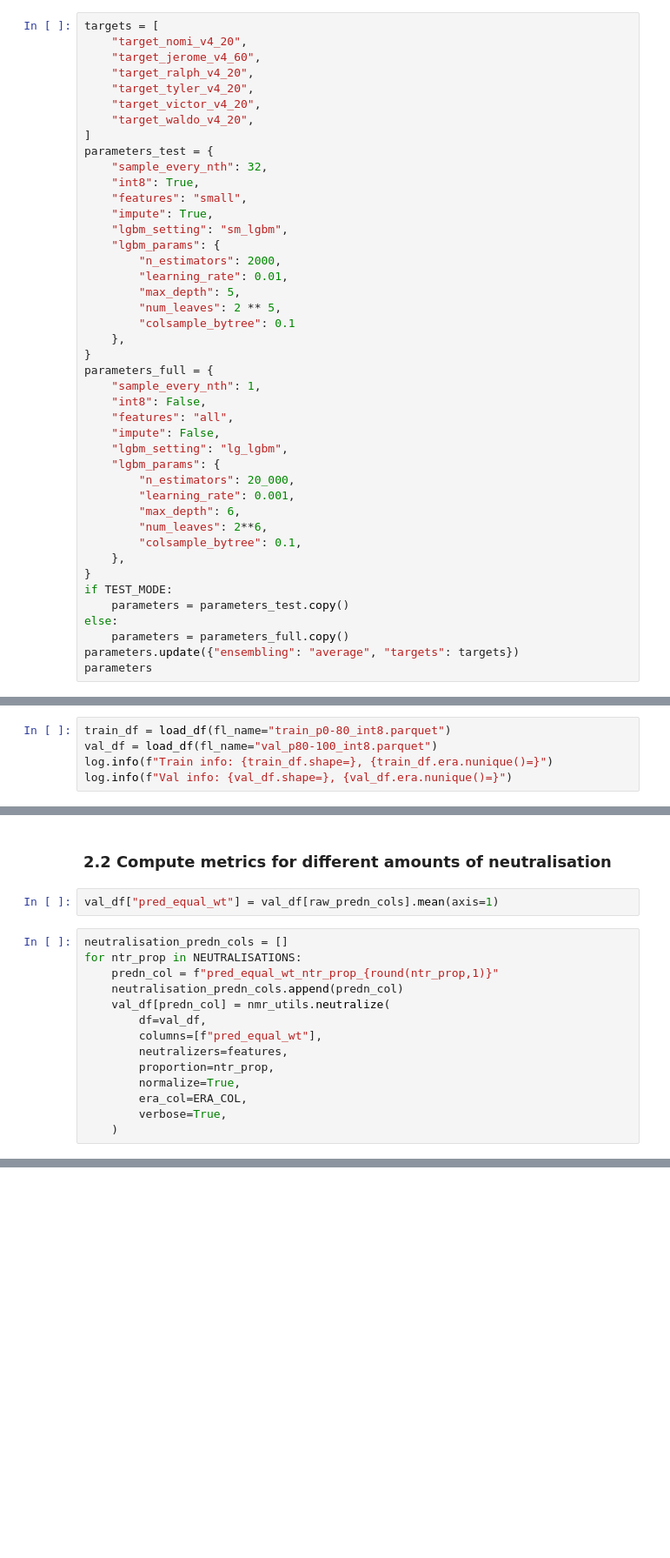
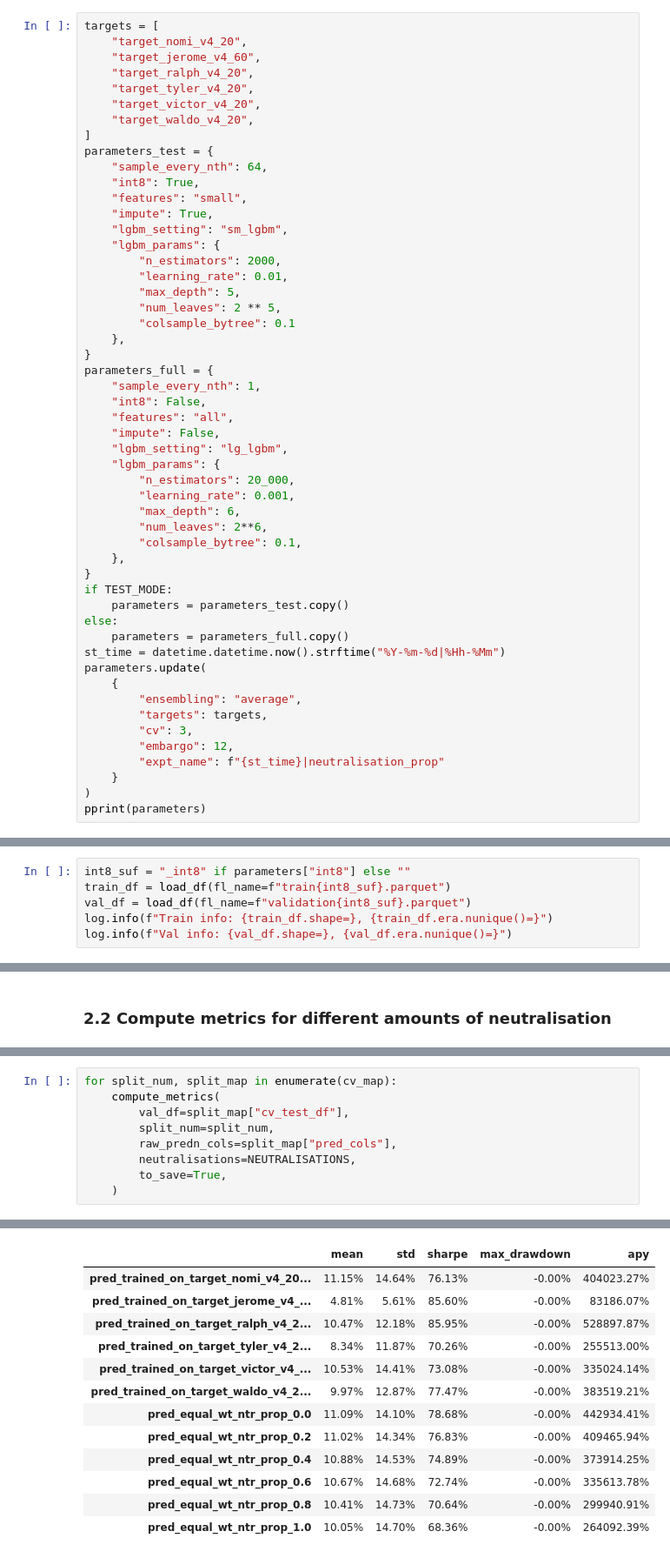
Before and after one commit to psvishnu91/numerai, a Jupyter notebook: numerai/task3-sunshine-neutralisation-proportions.ipynb, the cells around one changed output, grey strips where cells are left out. Shown at 87% size. Cells and saved outputs as stored; diff of their text form; blank space fills up the shorter version.

```diff
--- a/numerai/task3-sunshine-neutralisation-proportions.ipynb
+++ b/numerai/task3-sunshine-neutralisation-proportions.ipynb
@@ -51,7 +60,7 @@ targets = [
     "target_waldo_v4_20",
 ]
 parameters_test = {
-    "sample_every_nth": 32,
+    "sample_every_nth": 64,
     "int8": True,
     "features": "small",
     "impute": True,
@@ -82,6 +91,15 @@ if TEST_MODE:
     parameters = parameters_test.copy()
 else:
     parameters = parameters_full.copy()
-parameters.update({"ensembling": "average", "targets": targets})
-parameters
+st_time = datetime.datetime.now().strftime("%Y-%m-%d|%Hh-%Mm")
+parameters.update(
+    {
+        "ensembling": "average",
+        "targets": targets,
+        "cv": 3,
+        "embargo": 12,
+        "expt_name": f"{st_time}|neutralisation_prop"
+    }
+)
+pprint(parameters)
 # %% [output]
@@ -226,8 +214,9 @@ load_df = functools.partial(
     sample_every_nth=parameters["sample_every_nth"],
 )
 # %%
-train_df = load_df(fl_name="train_p0-80_int8.parquet")
-val_df = load_df(fl_name="val_p80-100_int8.parquet")
+int8_suf = "_int8" if parameters["int8"] else ""
+train_df = load_df(fl_name=f"train{int8_suf}.parquet")
+val_df = load_df(fl_name=f"validation{int8_suf}.parquet")
 log.info(f"Train info: {train_df.shape=}, {train_df.era.nunique()=}")
 log.info(f"Val info: {val_df.shape=}, {val_df.era.nunique()=}")
 # %% [output]
@@ -366,18 +388,2 @@ Logged model=train_p0-80_target_tyler_v4_20_c69065, version=4
 # %% [markdown]
 ### 2.2 Compute metrics for different amounts of neutralisation
-# %%
-val_df["pred_equal_wt"] = val_df[raw_predn_cols].mean(axis=1)
-# %%
-neutralisation_predn_cols = []
-for ntr_prop in NEUTRALISATIONS:
-    predn_col = f"pred_equal_wt_ntr_prop_{round(ntr_prop,1)}"
-    neutralisation_predn_cols.append(predn_col)
-    val_df[predn_col] = nmr_utils.neutralize(
-        df=val_df,
-        columns=[f"pred_equal_wt"],
-        neutralizers=features,
-        proportion=ntr_prop,
-        normalize=True,
-        era_col=ERA_COL,
-        verbose=True,
-    )
@@ -439,0 +466,10 @@ expt_id = mlflow.create_experiment(name="neutralisation_proportions1")
+# %%
+for split_num, split_map in enumerate(cv_map):
+    compute_metrics(
+        val_df=split_map["cv_test_df"],
+        split_num=split_num,
+        raw_predn_cols=split_map["pred_cols"],
+        neutralisations=NEUTRALISATIONS,
+        to_save=True,
+    )
+# %% [output]
@@ -439,0 +477,13 @@ expt_id = mlflow.create_experiment(name="neutralisation_proportions1")
+|  | mean | std | sharpe | max_drawdown | apy |
+| pred_trained_on_target_nomi_v4_20... | 11.15% | 14.64% | 76.13% | -0.00% | 404023.27% |
+| pred_trained_on_target_jerome_v4_... | 4.81% | 5.61% | 85.60% | -0.00% | 83186.07% |
+| pred_trained_on_target_ralph_v4_2... | 10.47% | 12.18% | 85.95% | -0.00% | 528897.87% |
+| pred_trained_on_target_tyler_v4_2... | 8.34% | 11.87% | 70.26% | -0.00% | 255513.00% |
+| pred_trained_on_target_victor_v4_... | 10.53% | 14.41% | 73.08% | -0.00% | 335024.14% |
+| pred_trained_on_target_waldo_v4_2... | 9.97% | 12.87% | 77.47% | -0.00% | 383519.21% |
+| pred_equal_wt_ntr_prop_0.0 | 11.09% | 14.10% | 78.68% | -0.00% | 442934.41% |
+| pred_equal_wt_ntr_prop_0.2 | 11.02% | 14.34% | 76.83% | -0.00% | 409465.94% |
+| pred_equal_wt_ntr_prop_0.4 | 10.88% | 14.53% | 74.89% | -0.00% | 373914.25% |
+| pred_equal_wt_ntr_prop_0.6 | 10.67% | 14.68% | 72.74% | -0.00% | 335613.78% |
+| pred_equal_wt_ntr_prop_0.8 | 10.41% | 14.73% | 70.64% | -0.00% | 299940.91% |
+| pred_equal_wt_ntr_prop_1.0 | 10.05% | 14.70% | 68.36% | -0.00% | 264092.39% |
```
Also changed, not shown: parts of 35 cells of this notebook, 1 other file.
